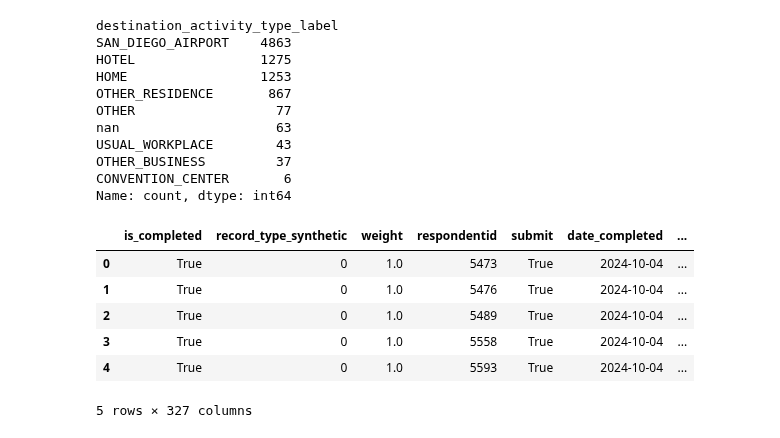
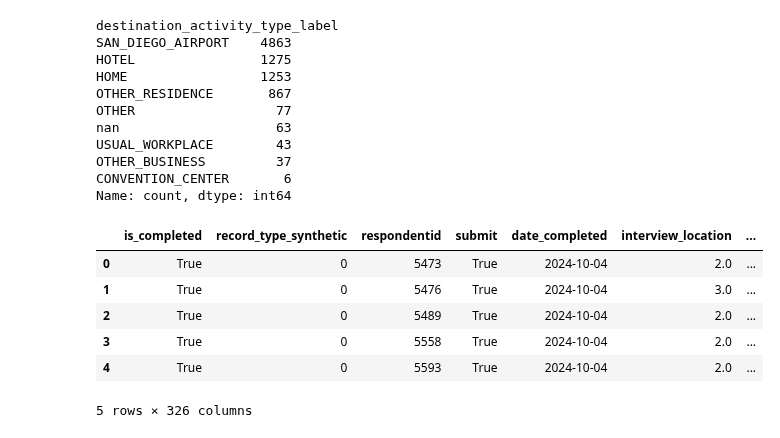
Before and after one commit to wsp-sag/Survey_Airport, a Jupyter notebook: notebooks/data-model-development-helper.ipynb, the cells around one changed output. Cells and saved outputs as stored; diff of their text form; code cells hidden in the pictures.

Commit message:
Remove duplicated weight column

```diff
--- a/notebooks/data-model-development-helper.ipynb
+++ b/notebooks/data-model-development-helper.ipynb
@@ -471,29 +471,29 @@ Name: count, dtype: int64
 # %%
 reference_columns = clean_df.columns.tolist()
 
 important_columns = ['is_completed', 'record_type_synthetic', 'weight']
 
 for col in important_columns:
     if col in reference_columns:
         reference_columns.remove(col)
 
 remaining_columns = [col for col in output_df.columns if col not in reference_columns]
 # Create the new column order with important columns first, followed by reference_columns and sorted remaining columns
-new_column_order = important_columns + reference_columns + sorted(remaining_columns)
+new_column_order = ['is_completed', 'record_type_synthetic'] + reference_columns + sorted(remaining_columns)
 
 # Reorder the DataFrame
 output_df = output_df[new_column_order]
 
 # Display the updated DataFrame
 output_df.head()
 # %% [output]
-|  | is_completed | record_type_synthetic | weight | respondentid | submit | date_completed | ... |
-| 0 | True | 0 | 1.0 | 5473 | True | 2024-10-04 | ... |
-| 1 | True | 0 | 1.0 | 5476 | True | 2024-10-04 | ... |
-| 2 | True | 0 | 1.0 | 5489 | True | 2024-10-04 | ... |
-| 3 | True | 0 | 1.0 | 5558 | True | 2024-10-04 | ... |
-| 4 | True | 0 | 1.0 | 5593 | True | 2024-10-04 | ... |
+|  | is_completed | record_type_synthetic | respondentid | submit | date_completed | interview_location | ... |
+| 0 | True | 0 | 5473 | True | 2024-10-04 | 2.0 | ... |
+| 1 | True | 0 | 5476 | True | 2024-10-04 | 3.0 | ... |
+| 2 | True | 0 | 5489 | True | 2024-10-04 | 2.0 | ... |
+| 3 | True | 0 | 5558 | True | 2024-10-04 | 2.0 | ... |
+| 4 | True | 0 | 5593 | True | 2024-10-04 | 2.0 | ... |
-5 rows × 327 columns
+5 rows × 326 columns
 # %%
 output_df.index = output_df.index+1
 output_df.to_csv(output_csv_filename, index_label = 'unique_id')
```
Also changed, not shown: parts of 1 cell of this notebook, 1 other file.
